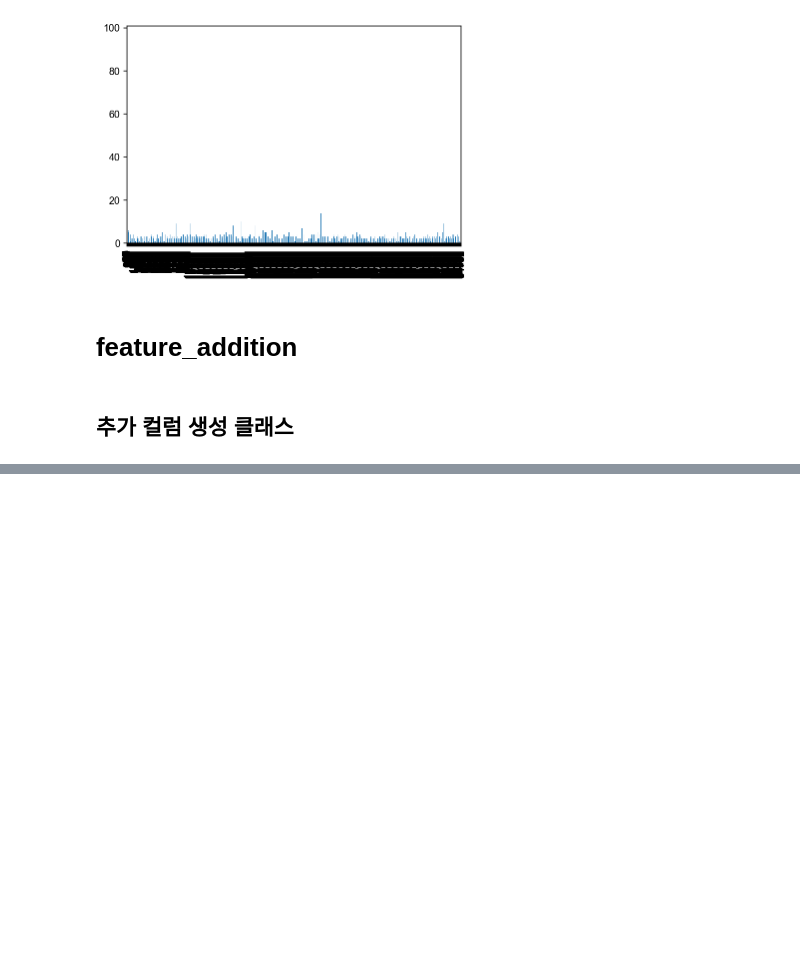
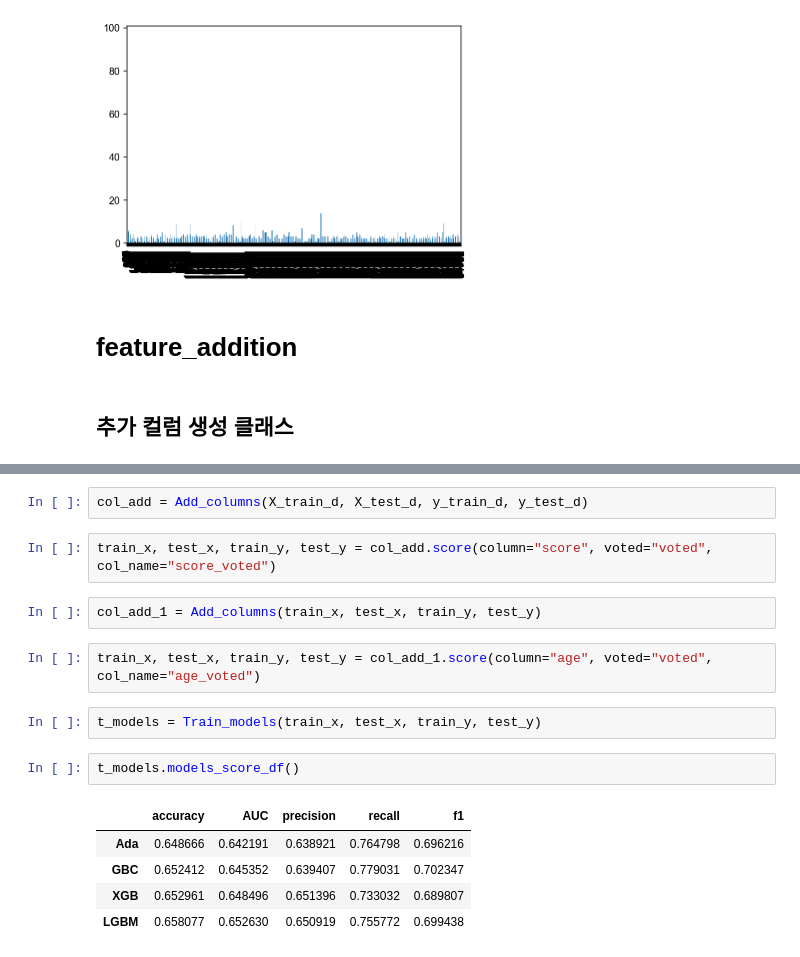
Before and after one commit to dss-14th/ml-repo-3, a Jupyter notebook: data_Nth_preprocessing.ipynb, the cells around one changed output, grey strips where cells are left out. Drawn from its saved outputs; the diff is of its cells as text; blank space fills up the shorter version.

```diff
--- a/data_Nth_preprocessing.ipynb
+++ b/data_Nth_preprocessing.ipynb
@@ -862,0 +1030,18 @@ class Add_columns:
+# %%
+col_add = Add_columns(X_train_d, X_test_d, y_train_d, y_test_d)
+# %%
+train_x, test_x, train_y, test_y = col_add.score(column="score", voted="voted", col_name="score_voted")
+# %%
+col_add_1 = Add_columns(train_x, test_x, train_y, test_y)
+# %%
+train_x, test_x, train_y, test_y = col_add_1.score(column="age", voted="voted", col_name="age_voted")
+# %%
+t_models = Train_models(train_x, test_x, train_y, test_y)
+# %%
+t_models.models_score_df()
+# %% [output]
+|  | accuracy | AUC | precision | recall | f1 |
+| Ada | 0.648666 | 0.642191 | 0.638921 | 0.764798 | 0.696216 |
+| GBC | 0.652412 | 0.645352 | 0.639407 | 0.779031 | 0.702347 |
+| XGB | 0.652961 | 0.648496 | 0.651396 | 0.733032 | 0.689807 |
+| LGBM | 0.658077 | 0.652630 | 0.650919 | 0.755772 | 0.699438 |
```
Also changed, not shown: parts of 26 cells of this notebook, 1 other file.
